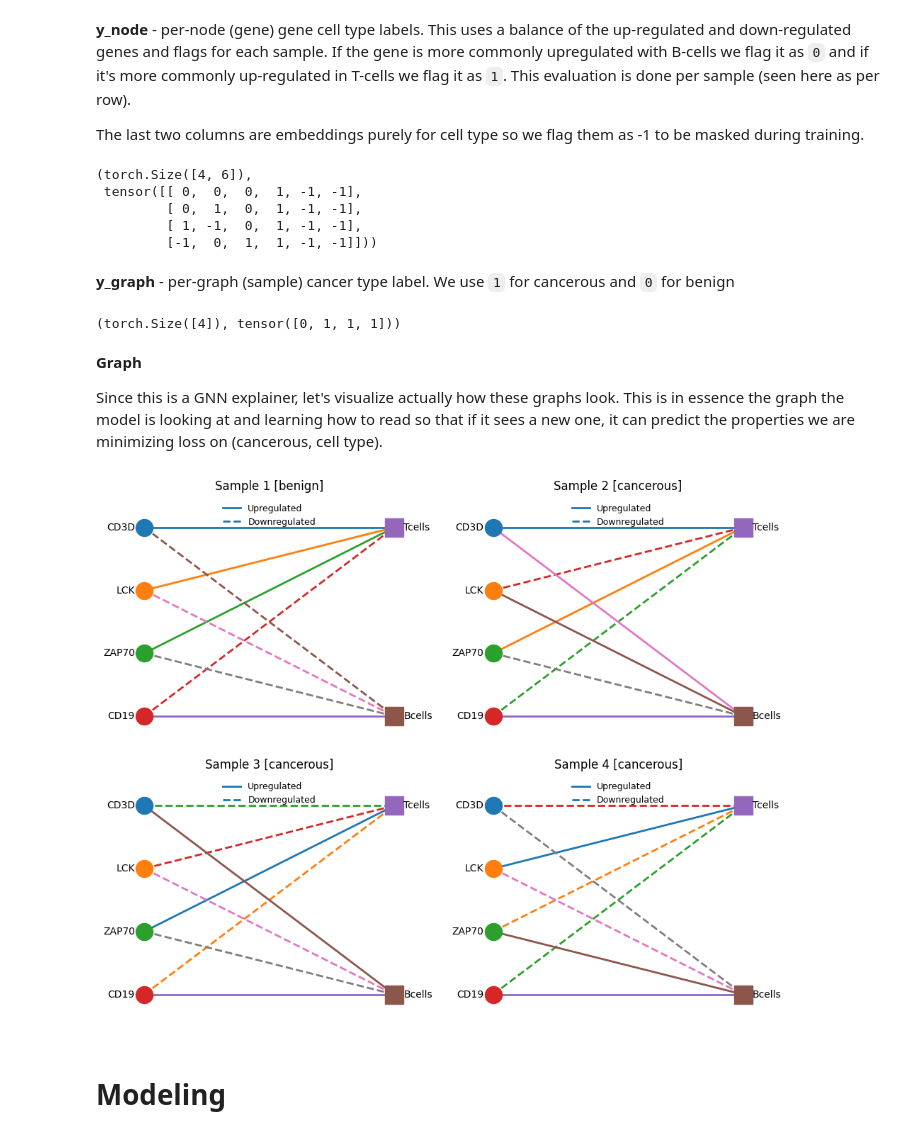
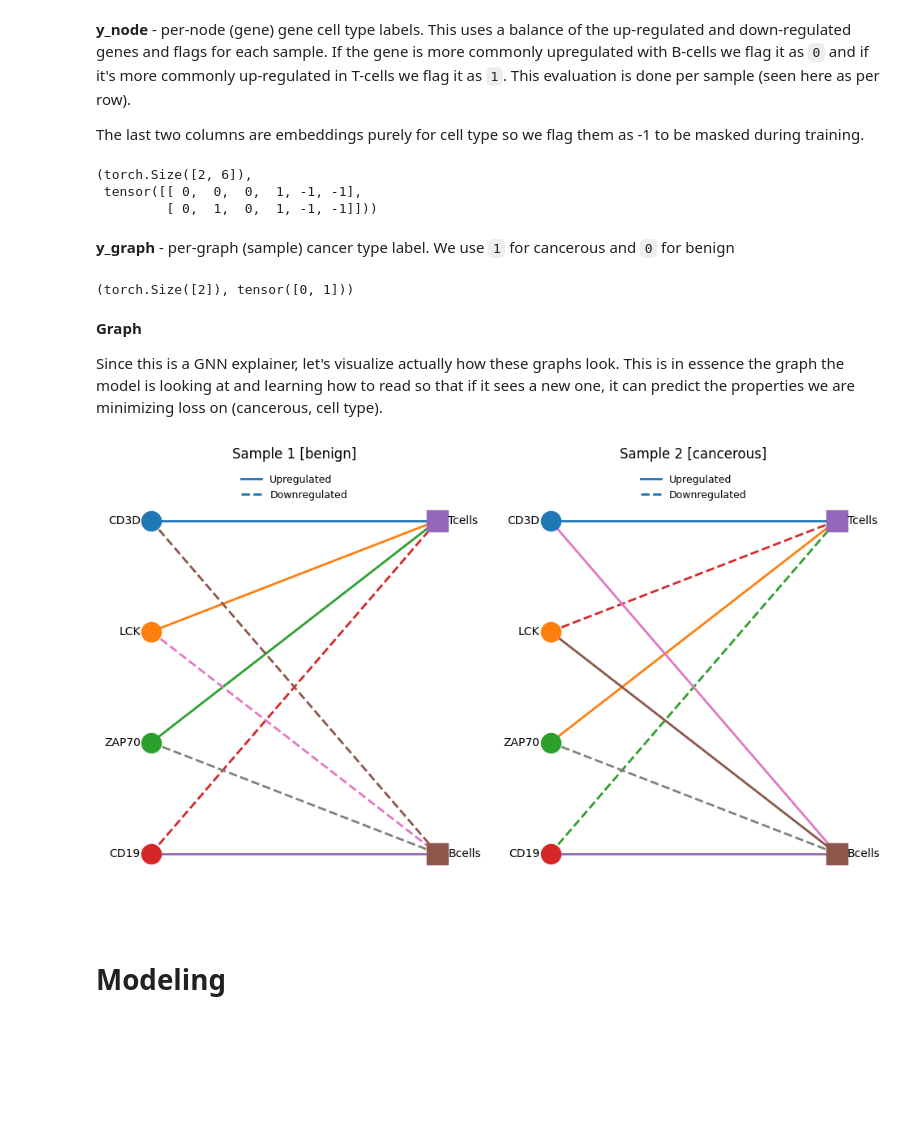
Before and after one commit to djemec/descriptive_notebooks, a Jupyter notebook: gnn_gat_explainer.ipynb, the cells around one changed output. Drawn from its saved outputs; the diff is of its cells as text; code cells hidden in the pictures; blank space fills up the shorter version.

```diff
--- a/gnn_gat_explainer.ipynb
+++ b/gnn_gat_explainer.ipynb
@@ -20,18 +20,18 @@ cancerous = {
    # 'Macrophages':{'up': ['CSF1R'],'down': ['CD3D','MS4A1','CD19']},
 }
 
-cancerous_2 = {
-    'Tcells':{'up': ['ZAP70'],'down': ['CD19','CD3D','LCK']},
-    'Bcells':{'up': ['CD19','CD3D'],'down': ['LCK','ZAP70']},
-   # 'Macrophages':{'up': ['CSF1R'],'down': ['CD3D','MS4A1','CD19']},
-}
+# cancerous_2 = {
+#     'Tcells':{'up': ['ZAP70'],'down': ['CD19','CD3D','LCK']},
+#     'Bcells':{'up': ['CD19','CD3D'],'down': ['LCK','ZAP70']},
+#    # 'Macrophages':{'up': ['CSF1R'],'down': ['CD3D','MS4A1','CD19']},
+# }
 
-cancerous_3 = {
-    'Tcells':{'up': ['LCK'],'down': ['ZAP70','CD19','CD3D']},
-    'Bcells':{'up': ['CD19','ZAP70'],'down': ['LCK','CD3D']},
-   # 'Macrophages':{'up': ['CSF1R'],'down': ['CD3D','MS4A1','CD19']},
-}
-graphs = [benign, cancerous, cancerous_2, cancerous_3]
+# cancerous_3 = {
+#     'Tcells':{'up': ['LCK'],'down': ['ZAP70','CD19','CD3D']},
+#     'Bcells':{'up': ['CD19','ZAP70'],'down': ['LCK','CD3D']},
+#    # 'Macrophages':{'up': ['CSF1R'],'down': ['CD3D','MS4A1','CD19']},
+# }
+graphs = [benign, cancerous] #, cancerous_2, cancerous_3]
 # %%
 cell_types = ['Tcells','Bcells']
 genes = ['CD3D','LCK','ZAP70','CD19'] #only focused on genes present
@@ -138,18 +133,16 @@ The last two columns are embeddings purely for cell type so we flag them as -1 t
 y_node = torch.stack(y_node_list)
 y_node.size(), y_node
 # %% [output]
-(torch.Size([4, 6]),
+(torch.Size([2, 6]),
  tensor([[ 0,  0,  0,  1, -1, -1],
-         [ 0,  1,  0,  1, -1, -1],
-         [ 1, -1,  0,  1, -1, -1],
-         [-1,  0,  1,  1, -1, -1]]))
+         [ 0,  1,  0,  1, -1, -1]]))
 # %% [markdown]
 **y_graph** - per-graph (sample) cancer type label. We use `1` for cancerous and `0` for benign
 # %%
-y_graph = torch.tensor([0,1,1,1])  # 0=wild, 1=cancer
+y_graph = torch.tensor([0,1])  # 0=wild, 1=cancer
 y_graph.size(), y_graph
 # %% [output]
-(torch.Size([4]), tensor([0, 1, 1, 1]))
+(torch.Size([2]), tensor([0, 1]))
 # %% [markdown]
 **Graph**
 
@@ -193,37 +186,37 @@ def draw_sample(ax, spec, title, genes, cell_types):
                 x1,y1 = pos[g]; x2,y2 = pos[ct_name]
                 ax.plot([x1,x2],[y1,y2], linestyle='--', linewidth=2, zorder=2)
 
     # aesthetics
     ax.set_title(title)
     ax.set_xlim(0.0, 1.0)
     ys = list(range(len(genes)))
     ax.set_ylim(-0.5, len(genes)-0.5)
     ax.set_xticks([]); ax.set_yticks([])
     for spine in ax.spines.values(): spine.set_visible(False)
 
     # legend (solid=up, dashed=down)
     from matplotlib.lines import Line2D
     legend_lines = [
         Line2D([0],[0], linestyle='-', linewidth=2, label='Upregulated'),
         Line2D([0],[0], linestyle='--', linewidth=2, label='Downregulated'),
     ]
     ax.legend(handles=legend_lines, loc='upper center', frameon=False, fontsize=9)
 
 # ----- draw all four samples -----
-fig, axes = plt.subplots(2, 2, figsize=(10, 8))
+fig, axes = plt.subplots(1, 2, figsize=(10, 6))
 samples = [
     ('Sample 1 [benign]',    benign),
     ('Sample 2 [cancerous]',    cancerous),
-    ('Sample 3 [cancerous]',  cancerous_2),
-    ('Sample 4 [cancerous]',  cancerous_3),
+    #('Sample 3 [cancerous]',  cancerous_2),
+    #('Sample 4 [cancerous]',  cancerous_3),
 ]
 for ax, (name, spec) in zip(axes.ravel(), samples):
     draw_sample(ax, spec, name, genes, cell_types)
 
 plt.tight_layout()
 plt.show()
 # %% [output]
-[figure, old version]
+[figure, new version]
 # %% [markdown]
 # Modeling
 # %% [markdown]
```
Also changed, not shown: parts of 75 cells of this notebook, 1 other file.
